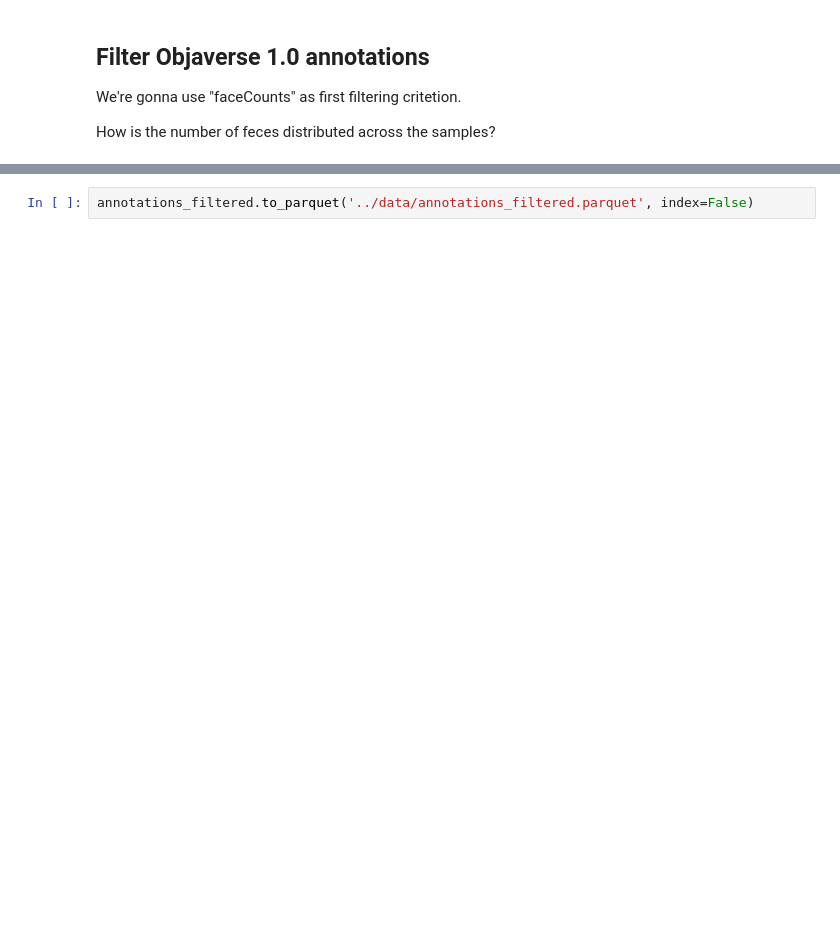
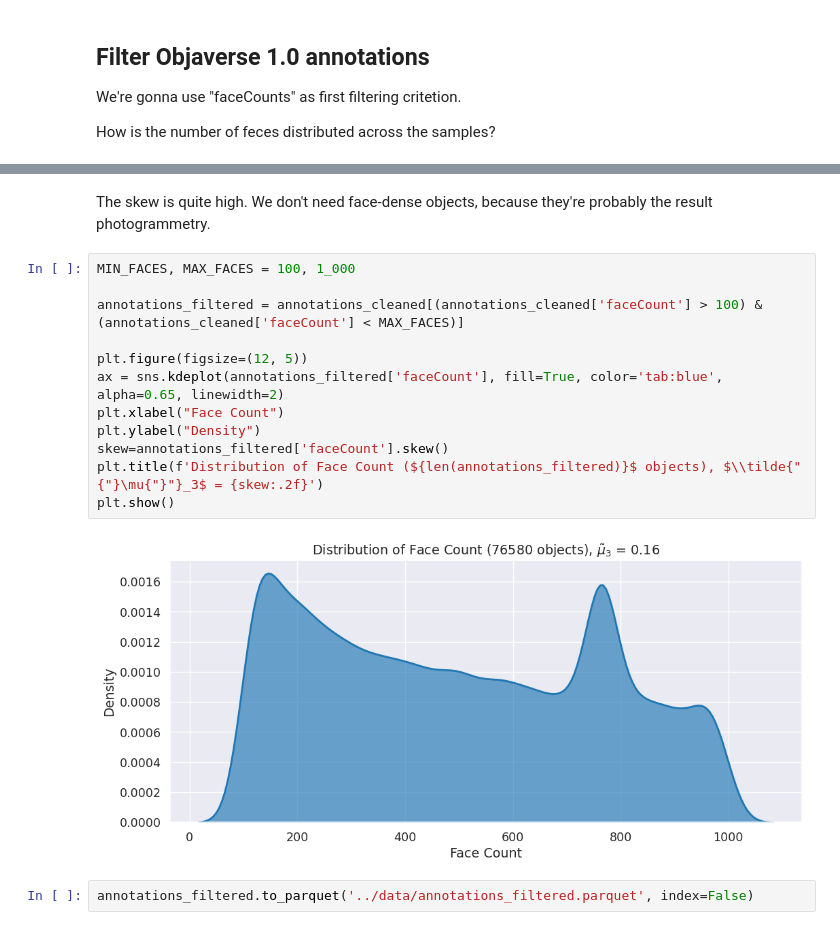
Before and after one commit to MrPio/Texture-Anything, a Jupyter notebook: 1-annotations/1.1-Filter_Annotations.ipynb, the cells around one changed output, grey strips where cells are left out. Drawn from its saved outputs; the diff is of its cells as text; blank space fills up the shorter version.

```diff
--- a/1-annotations/1.1-Filter_Annotations.ipynb
+++ b/1-annotations/1.1-Filter_Annotations.ipynb
@@ -110,2 +105,18 @@ plt.show()
+# %% [markdown]
+The skew is quite high. We don't need face-dense objects, because they're probably the result photogrammetry.
+# %%
+MIN_FACES, MAX_FACES = 100, 1_000
+
+annotations_filtered = annotations_cleaned[(annotations_cleaned['faceCount'] > 100) & (annotations_cleaned['faceCount'] < MAX_FACES)]
+
+plt.figure(figsize=(12, 5))
+ax = sns.kdeplot(annotations_filtered['faceCount'], fill=True, color='tab:blue', alpha=0.65, linewidth=2)
+plt.xlabel("Face Count")
+plt.ylabel("Density")
+skew=annotations_filtered['faceCount'].skew()
+plt.title(f'Distribution of Face Count (${len(annotations_filtered)}$ objects), $\\tilde{"{"}\mu{"}"}_3$ = {skew:.2f}')
+plt.show()
+# %% [output]
+[figure, added]
 # %%
 annotations_filtered.to_parquet('../data/annotations_filtered.parquet', index=False)
```
Also changed, not shown: parts of 4 cells of this notebook, 1 other file.
